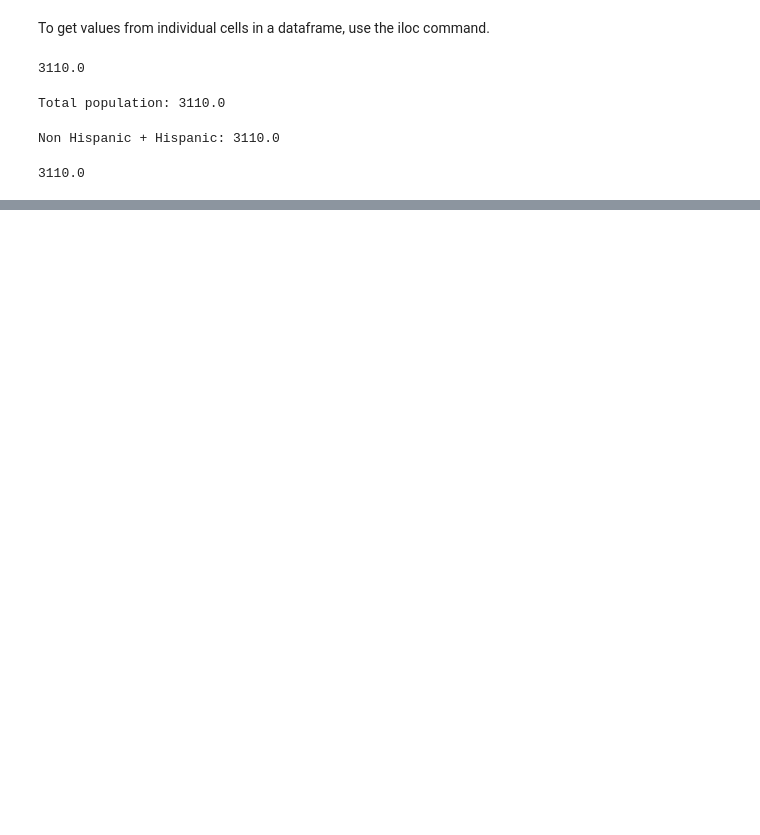
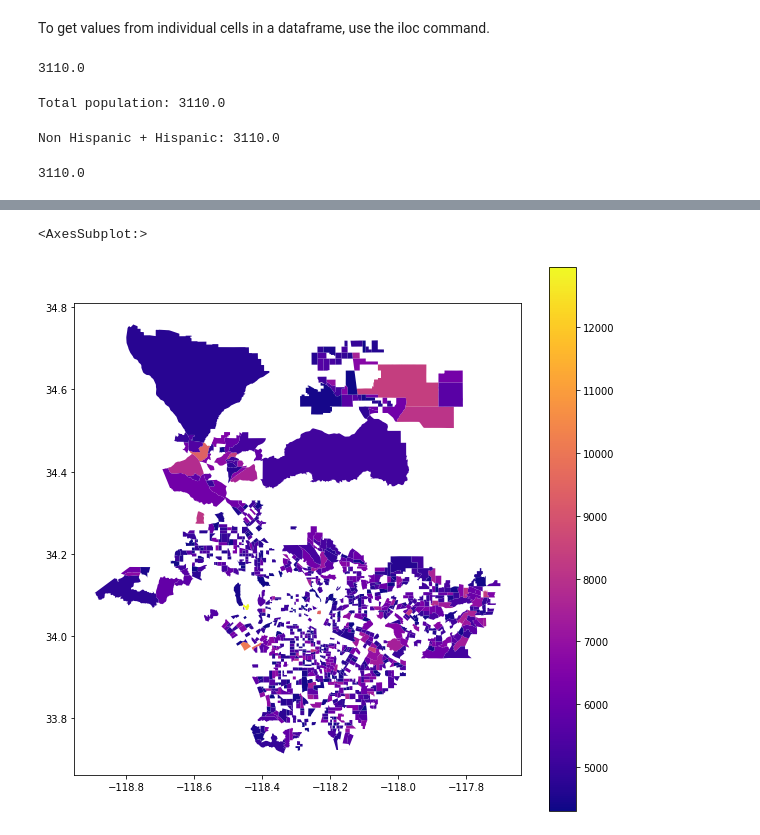
Before and after one commit to Rishiraj-singh7/Census-Data-Mapping, a Jupyter notebook: main.ipynb, the cells around one changed output, grey strips where cells are left out. Saved outputs shown, nothing was run; the diff lists cells and outputs as text; code cells hidden in the pictures; blank space fills up the shorter version.

```diff
--- a/main.ipynb
+++ b/main.ipynb
@@ -281,0 +364,9 @@ print(random_tract.iloc[0]['Non Hispanic White'] +
+# %%
+# Make it 100 and prettier
+gdf_sorted.head(1000).plot(figsize=(10,10),
+                          column='Total',
+                          cmap='plasma',
+                          legend=True)
+# %% [output]
+<AxesSubplot:>
+[figure, added]
```
Also changed, not shown: parts of 22 cells of this notebook.
